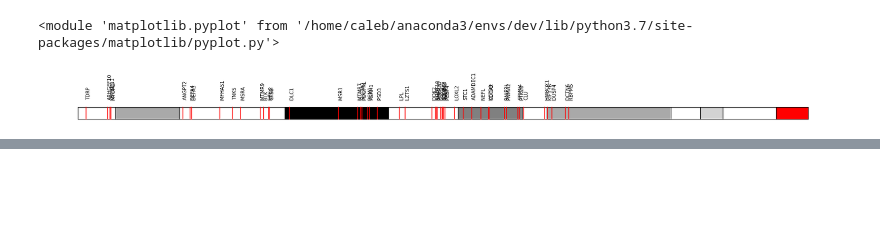
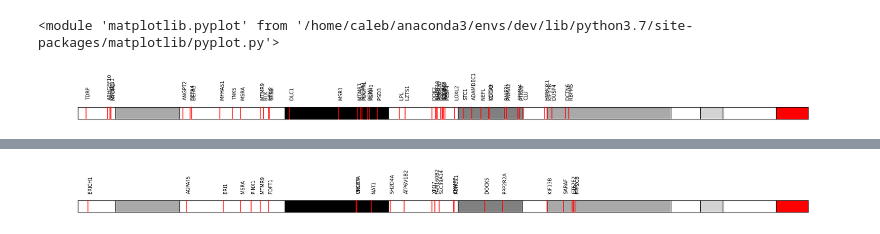
Before and after one commit to PayneLab/pancancerCNV, a Jupyter notebook: chromosome_8/11_check_equiv_location_8p.ipynb, the cells around one changed output, grey strips where cells are left out. Drawn from its saved outputs; the diff is of its cells as text; code cells hidden in the pictures; blank space fills up the shorter version.

```diff
--- a/chromosome_8/11_check_equiv_location_8p.ipynb
+++ b/chromosome_8/11_check_equiv_location_8p.ipynb
@@ -44,0 +36,4 @@ ut.make_chromosome_plot(
+# %%
+top_diff = diff[diff["num_cancers"] > 3]
+ut.make_chromosome_plot(chromo=CHROMOSOME, arm=ARM, genes=top_diff["protein"])
+# %% [output]
@@ -44,0 +41 @@ ut.make_chromosome_plot(
+[figure, added]
```
Also changed, not shown: parts of 7 cells of this notebook, 1 other file.
